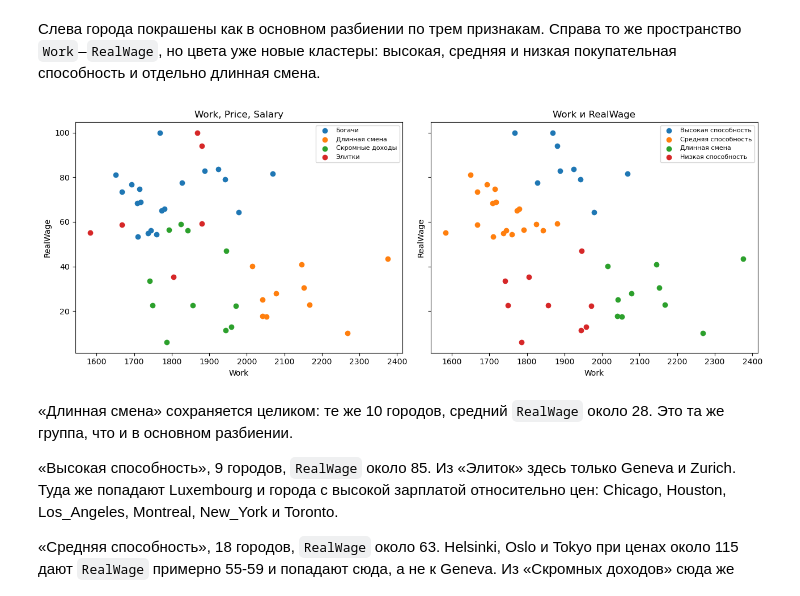
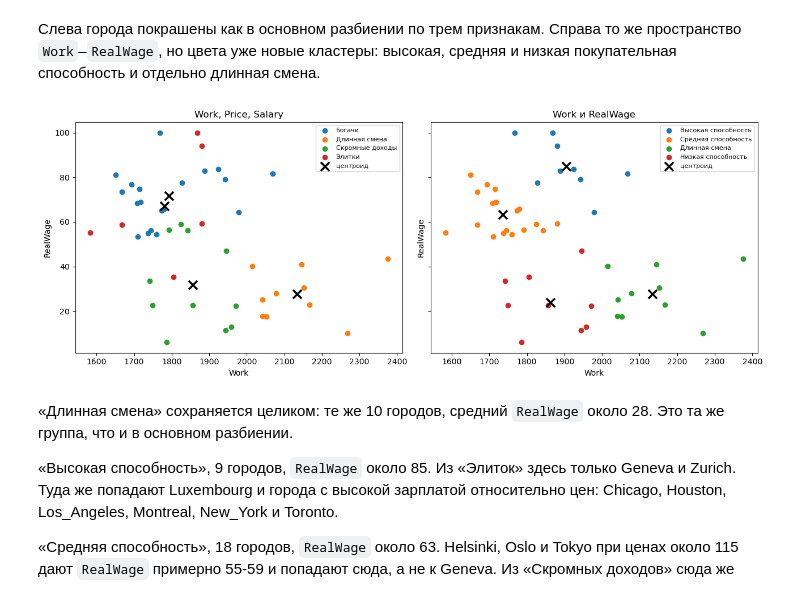
Before and after one commit to destorz11/Python-data-analysis, a Jupyter notebook: lab2_kmeans/notebooks/lab2_kmeans.ipynb, the cells around one changed output. Cells and saved outputs as stored; diff of their text form; code cells hidden in the pictures.

```diff
--- a/lab2_kmeans/notebooks/lab2_kmeans.ipynb
+++ b/lab2_kmeans/notebooks/lab2_kmeans.ipynb
@@ -288,7 +288,7 @@ for ax, (step, centers_step, labels_step, J_step, _) in zip(axes, shown):
     for cluster in range(3):
         points = demo[labels_step == cluster]
         ax.scatter(points[:, 0], points[:, 1], s=28)
-    ax.scatter(centers_step[:, 0], centers_step[:, 1], c='black', marker='D', s=45, zorder=3)
+    ax.scatter(centers_step[:, 0], centers_step[:, 1], c='black', marker='x', s=80, linewidths=2, zorder=3)
     ax.set_title(f'шаг {step}, J = {J_step:.1f}')
     ax.set_xlabel('Price, z')
 
@@ -639,0 +672,16 @@ fig_3d.show()
+# %%
+scaled_points = df_scaled.loc[df_clusters.index, numeric_columns]
+centers_scaled = scaled_points.groupby(df_clusters['Cluster']).mean()
+assigned = centers_scaled.loc[df_clusters['Cluster'].to_numpy()].to_numpy()
+df_clusters['До центроида'] = np.linalg.norm(scaled_points.to_numpy() - assigned, axis=1)
+
+density = (
+    df_clusters.groupby('Название')['До центроида']
+    .mean()
+    .reindex(name_order)
+    .round(3)
+    .to_frame('Среднее расстояние')
+)
+density['Городов'] = df_clusters['Название'].value_counts().reindex(name_order)
+print(f'По всем городам: {df_clusters["До центроида"].mean():.3f}')
+density
@@ -814,25 +872,37 @@ Buenos_Aires, Johannesburg, Lagos, Lisbon, Mexico_City, Nairobi, Rio_de_Janeiro,
 # %%
 fig, axes = plt.subplots(1, 2, figsize=(13, 5), sharex=True, sharey=True)
 
 for name, group in df_clusters.groupby('Название'):
     axes[0].scatter(group['Work'], group['RealWage'], label=name)
 
+centers_main = df_clusters.groupby('Название')[['Work', 'RealWage']].mean()
+axes[0].scatter(
+    centers_main['Work'], centers_main['RealWage'],
+    c='black', marker='x', s=120, linewidths=2.5, zorder=4, label='центроид',
+)
+
 for cluster in range(1, 5):
     group = df_clusters[df_clusters['Cluster_real'] == cluster]
     axes[1].scatter(group['Work'], group['RealWage'], label=real_names[cluster])
+
+centers_real = df_clusters.groupby('Cluster_real')[['Work', 'RealWage']].mean()
+axes[1].scatter(
+    centers_real['Work'], centers_real['RealWage'],
+    c='black', marker='x', s=120, linewidths=2.5, zorder=4, label='центроид',
+)
 
 axes[0].set_title('Work, Price, Salary')
 axes[1].set_title('Work и RealWage')
 
 for ax in axes:
     ax.set_xlabel('Work')
     ax.set_ylabel('RealWage')
     ax.legend(fontsize=8)
 
 plt.tight_layout()
 plt.show()
 # %% [output]
-[figure, old version]
+[figure, new version]
 # %% [markdown]
 «Длинная смена» сохраняется целиком: те же 10 городов, средний `RealWage` около 28. Это та же группа, что и в основном разбиении.
 
```
Also changed, not shown: parts of 7 cells of this notebook.
